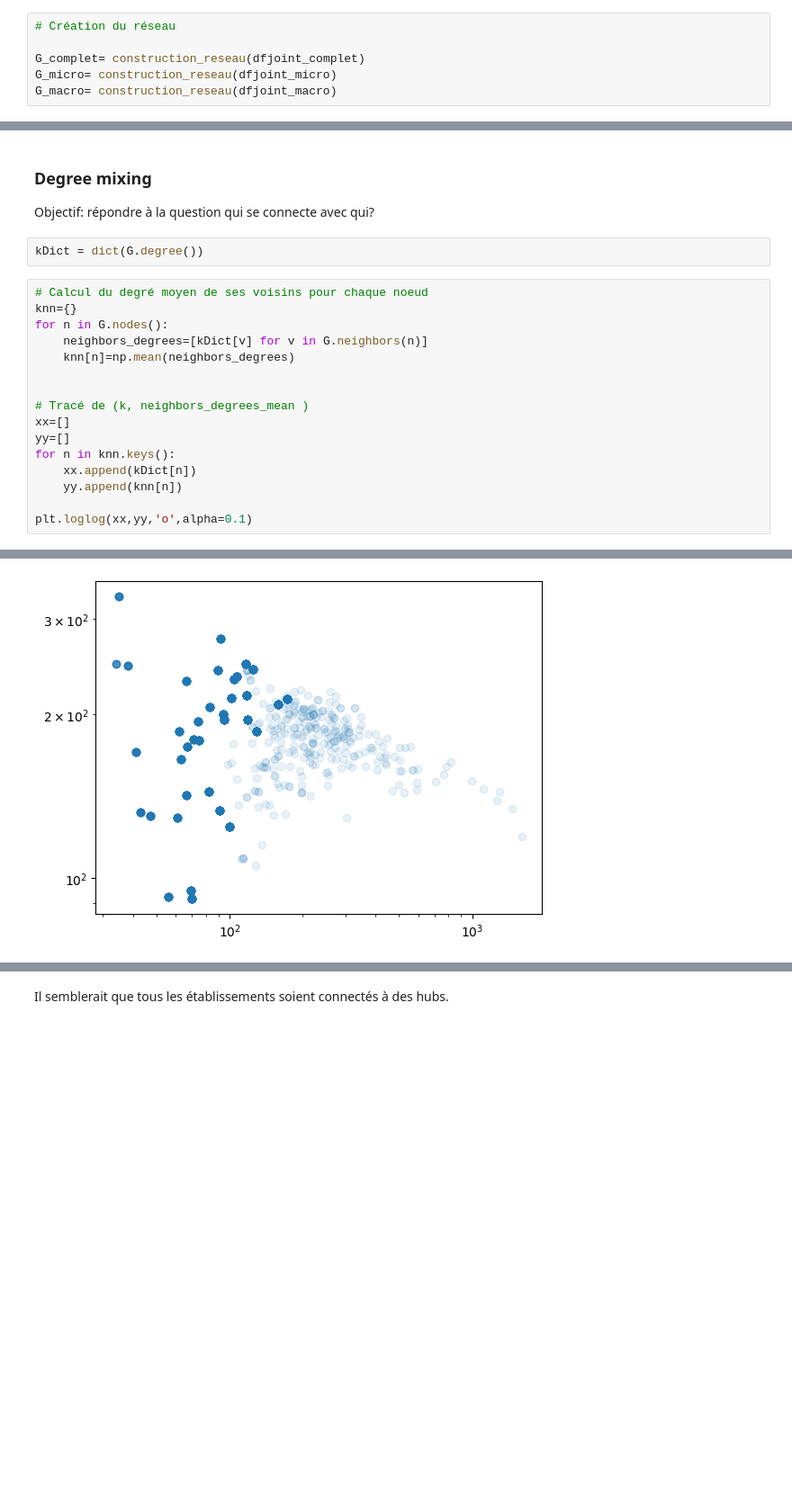
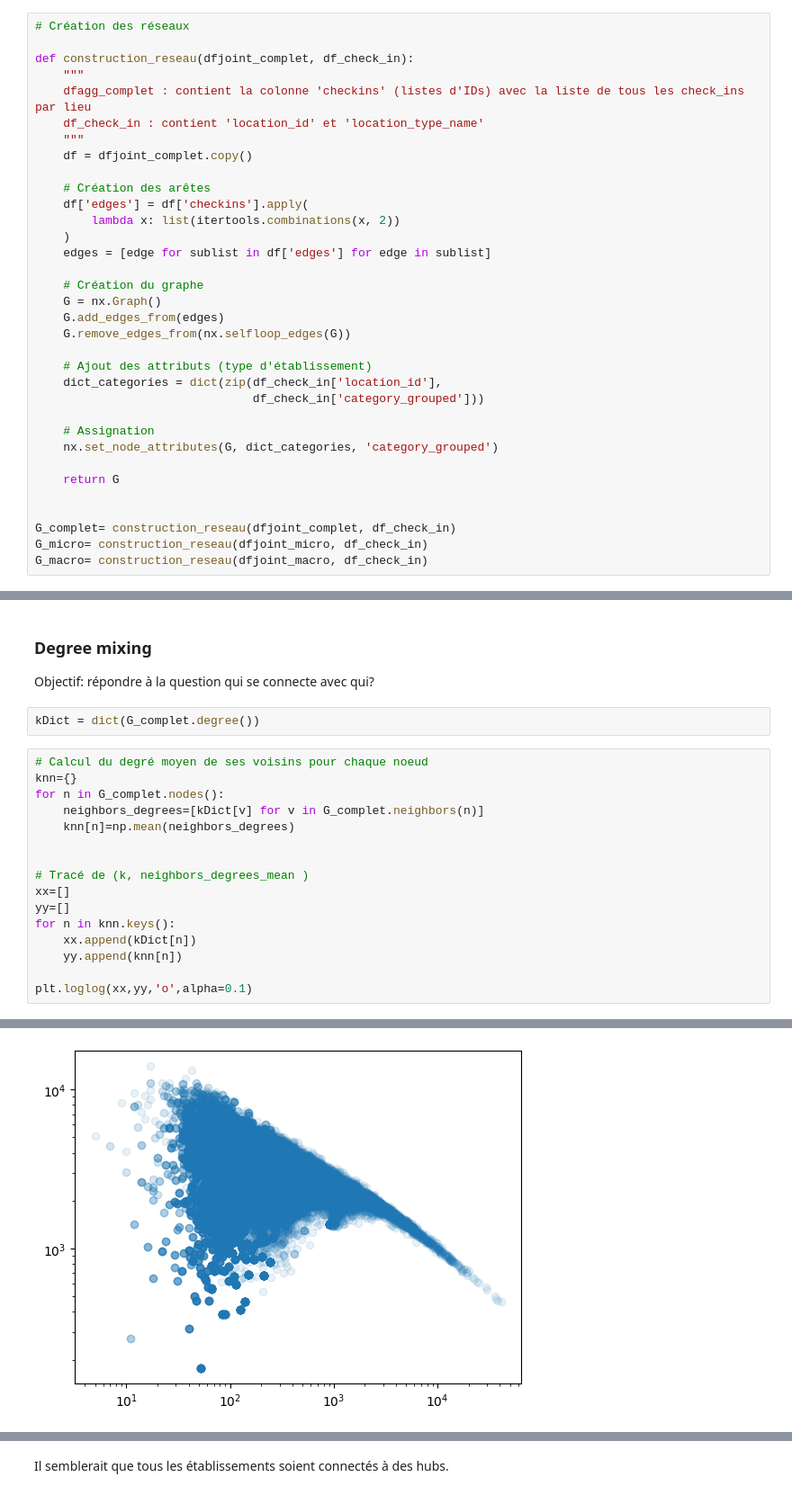
Before and after one commit to Amandine701/Networks_projet, a Jupyter notebook: notebooks/etude_du_reseau_complet.ipynb, the cells around one changed output, grey strips where cells are left out. Shown at 90% size. Drawn from its saved outputs; the diff is of its cells as text; blank space fills up the shorter version.

Commit message:
complément pour l'analyse des réseaux

```diff
--- a/notebooks/etude_du_reseau_complet.ipynb
+++ b/notebooks/etude_du_reseau_complet.ipynb
@@ -55,6 +157,34 @@ Les seuils ont été déterminés en tenant compte de leur intreprétabilité la
 # %%
-# Création du réseau
+# Création des réseaux
 
-G_complet= construction_reseau(dfjoint_complet)
-G_micro= construction_reseau(dfjoint_micro)
-G_macro= construction_reseau(dfjoint_macro)
+def construction_reseau(dfjoint_complet, df_check_in):
+    """
+    dfagg_complet : contient la colonne 'checkins' (listes d'IDs) avec la liste de tous les check_ins par lieu
+    df_check_in : contient 'location_id' et 'location_type_name'
+    """
+    df = dfjoint_complet.copy()
+
+    # Création des arêtes
+    df['edges'] = df['checkins'].apply(
+        lambda x: list(itertools.combinations(x, 2))
+    )
+    edges = [edge for sublist in df['edges'] for edge in sublist]
+
+    # Création du graphe
+    G = nx.Graph()
+    G.add_edges_from(edges)
+    G.remove_edges_from(nx.selfloop_edges(G))
+
+    # Ajout des attributs (type d'établissement)
+    dict_categories = dict(zip(df_check_in['location_id'],
+                               df_check_in['category_grouped']))
+
+    # Assignation
+    nx.set_node_attributes(G, dict_categories, 'category_grouped')
+
+    return G
+
+
+G_complet= construction_reseau(dfjoint_complet, df_check_in)
+G_micro= construction_reseau(dfjoint_micro, df_check_in)
+G_macro= construction_reseau(dfjoint_macro, df_check_in)
@@ -137,26 +289,26 @@ Question: est-ce que cela vaut la peine de creuser ou l'étude du micro-réseau
 ### Degree mixing
 Objectif: répondre à la question qui se connecte avec qui?
 # %%
-kDict = dict(G.degree())
+kDict = dict(G_complet.degree())
 # %%
 # Calcul du degré moyen de ses voisins pour chaque noeud
 knn={}
-for n in G.nodes():
-    neighbors_degrees=[kDict[v] for v in G.neighbors(n)]
+for n in G_complet.nodes():
+    neighbors_degrees=[kDict[v] for v in G_complet.neighbors(n)]
     knn[n]=np.mean(neighbors_degrees)
 
 
 # Tracé de (k, neighbors_degrees_mean )
 xx=[]
 yy=[]
 for n in knn.keys():
     xx.append(kDict[n])
     yy.append(knn[n])
 
 plt.loglog(xx,yy,'o',alpha=0.1)
 # %% [output]
 [<matplotlib.lines.Line2D at 0x...>]
-[figure, old version]
+[figure, new version]
 # %%
 #  Nous regroupons les données dans des log-bins et nous traçons la moyenne de $knn$ pour chaque log-bin.
 xx=[]
```
Also changed, not shown: parts of 24 cells of this notebook.
